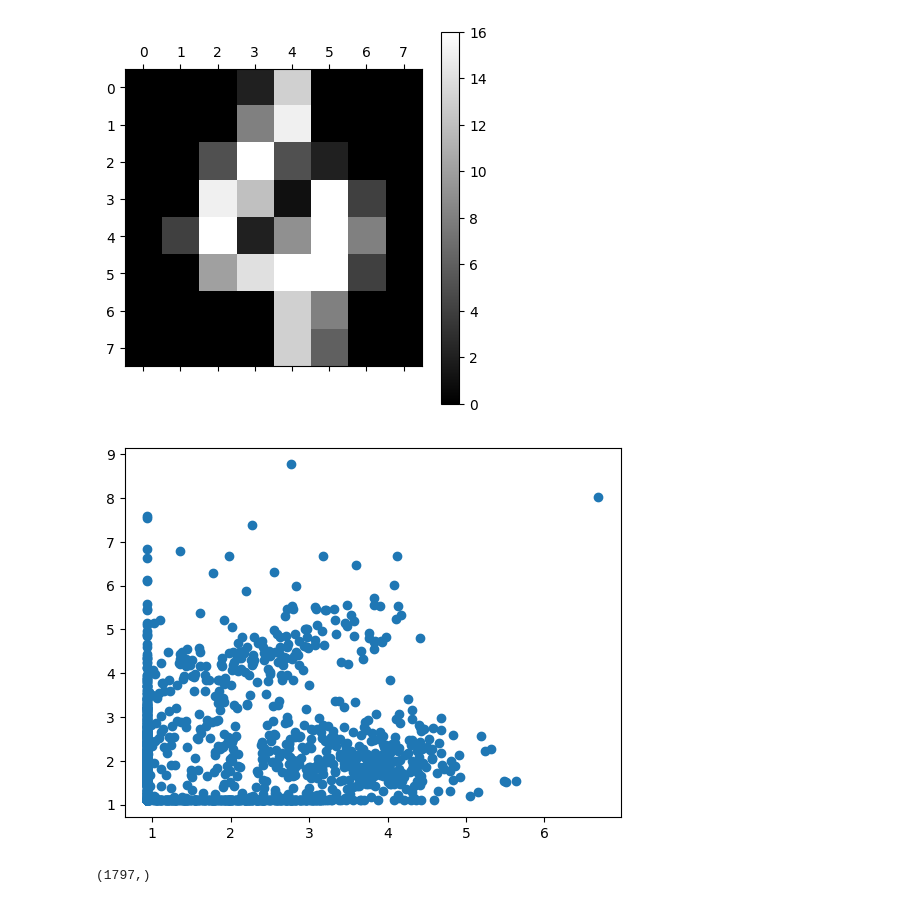
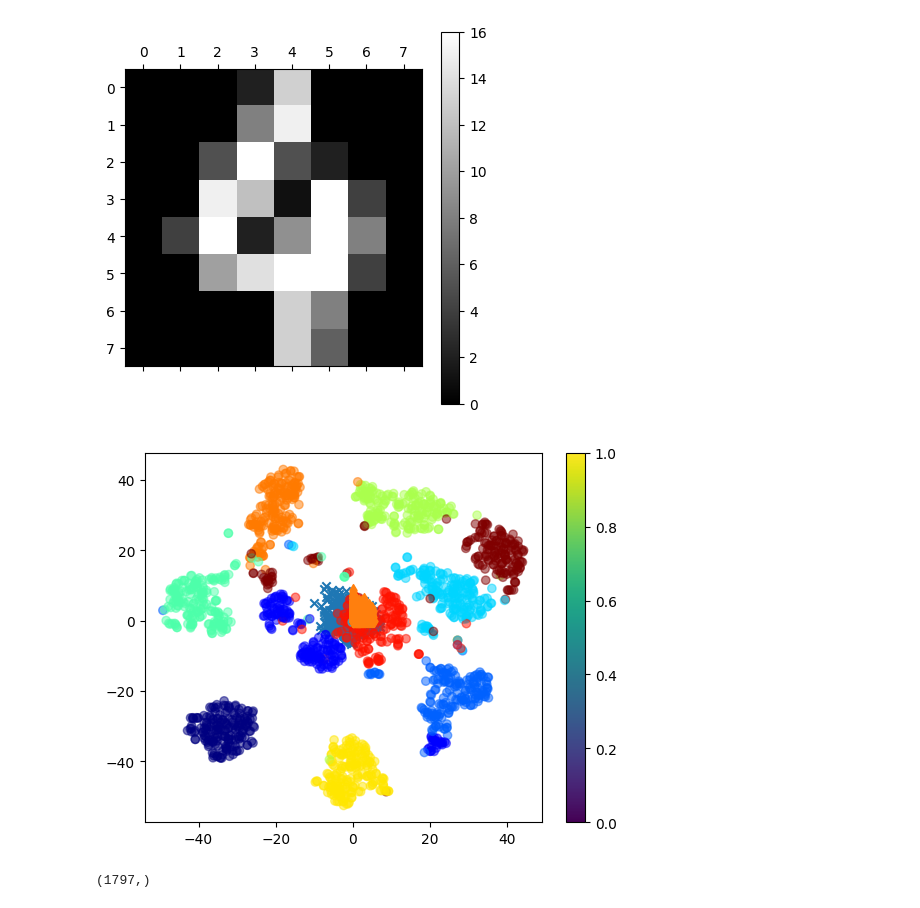
Before and after one commit to dsanmartin/ELE050-B, a Jupyter notebook: 07_dimension.ipynb, the cells around one changed output. Saved outputs shown, nothing was run; the diff lists cells and outputs as text; code cells hidden in the pictures.

```diff
--- a/07_dimension.ipynb
+++ b/07_dimension.ipynb
@@ -101,4 +132,4 @@ ae = MLPRegressor(hidden_layer_sizes=(2, ), max_iter=1000).fit(X_scaled, X_scale
 W = ae.coefs_[0]
 b = ae.intercepts_[0]
 # %%
-data_ae = np.maximum(0, X_scaled @ W) + b
+data_ae = np.maximum(0, X_scaled @ W + b) # Emulamos el codificador
@@ -107,11 +136,11 @@ data_ae = np.maximum(0, X_scaled @ W) + b
 # %%
-#plt.scatter(data_pca[:, 0], data_pca[:, 1])
-#plt.scatter(data_tsne[:, 0], data_tsne[:, 1], c=data.target, cmap="jet")
-plt.scatter(data_ae[:, 0], data_ae[:, 1])
-#plt.colorbar()
+plt.scatter(data_pca[:, 0], data_pca[:, 1], marker="x")
+plt.scatter(data_tsne[:, 0], data_tsne[:, 1], c=data.target, cmap="jet", alpha=.5)
+plt.scatter(data_ae[:, 0], data_ae[:, 1], marker='d')
+plt.colorbar()
 plt.show()
 # %% [output]
-[figure, old version]
+[figure, new version]
 # %%
 data.target.shape
 # %% [output]
```
Also changed, not shown: parts of 8 cells of this notebook.
